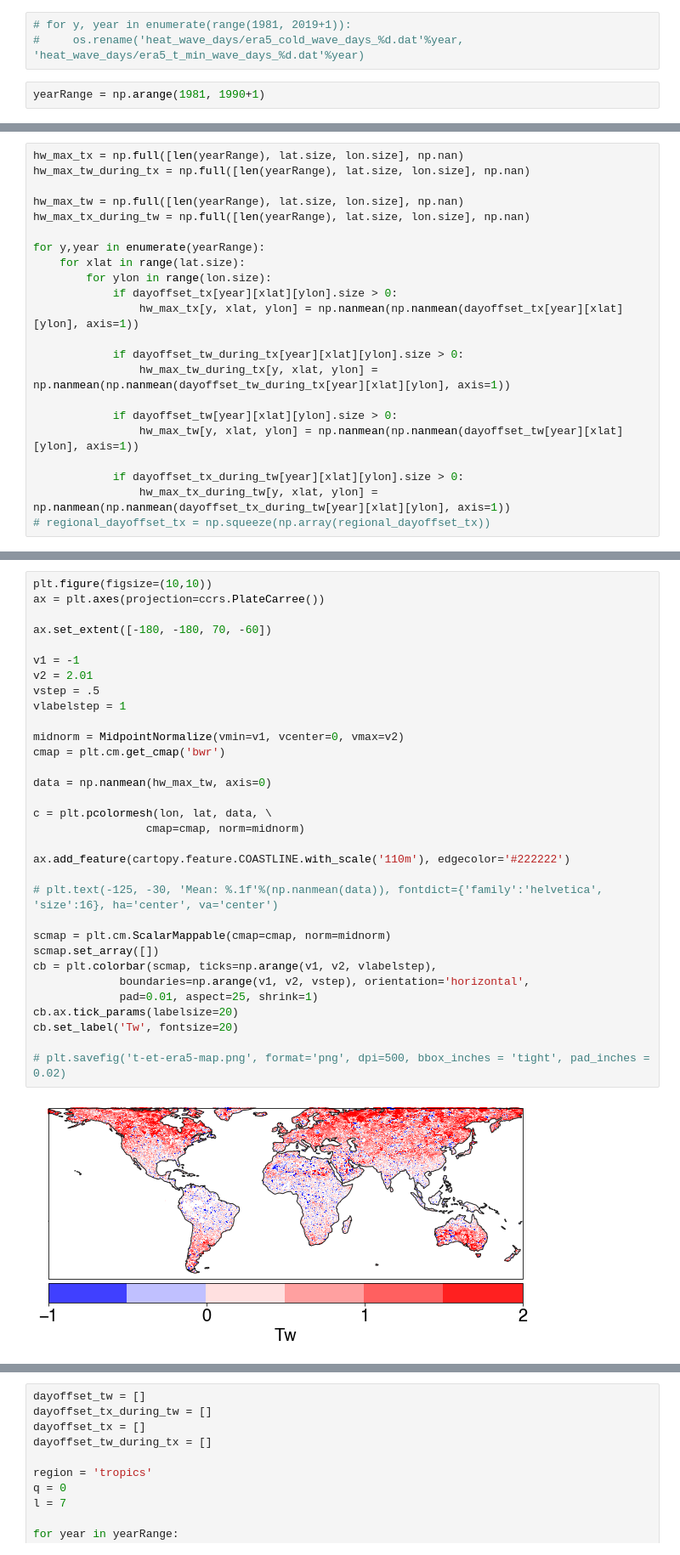
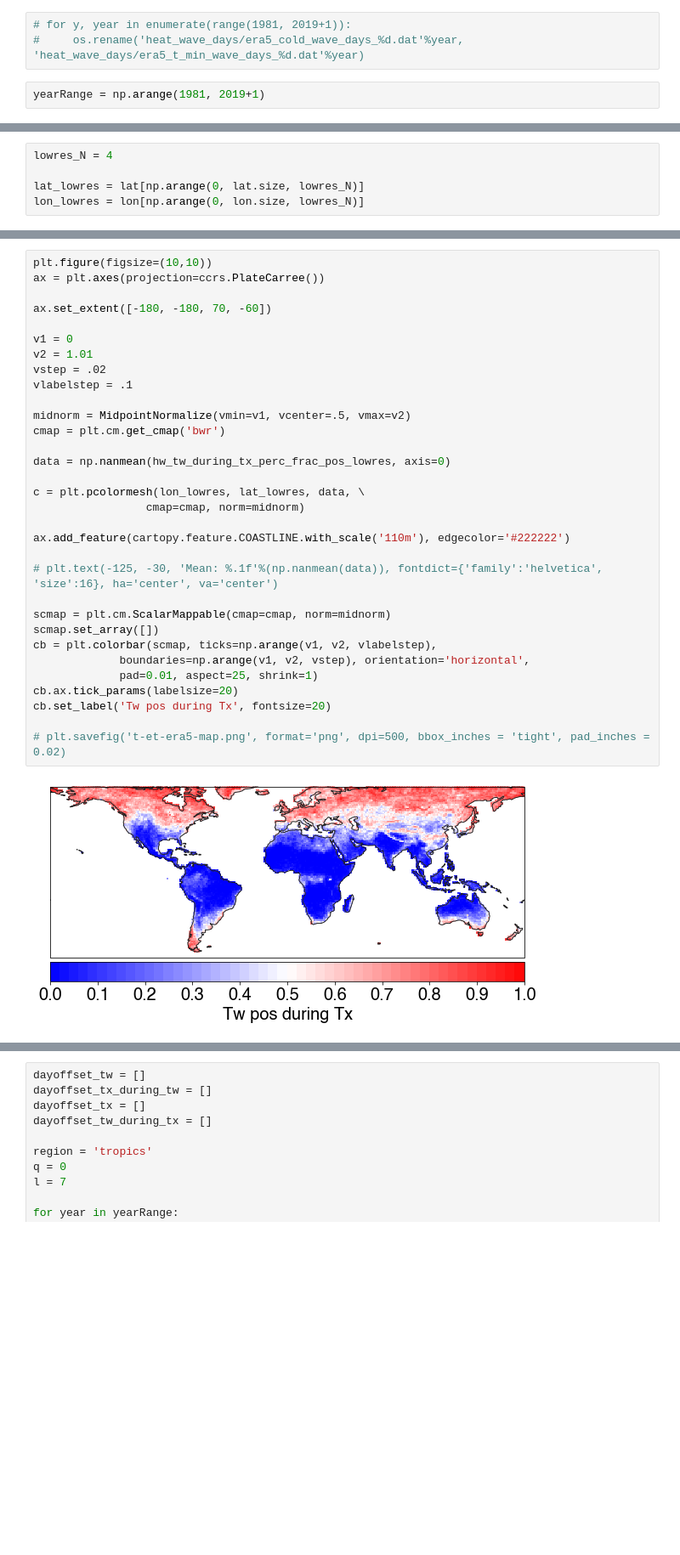
Before and after one commit to ecoffel/2021-heat, a Jupyter notebook: ex_heatwave_days.ipynb, the cells around one changed output, grey strips where cells are left out. Shown at 85% size. Cells and saved outputs as stored; diff of their text form; blank space fills up the shorter version.

```diff
--- a/ex_heatwave_days.ipynb
+++ b/ex_heatwave_days.ipynb
@@ -44,4 +52,4 @@ lon = era5_max_quantiles.longitude.values
 # for y, year in enumerate(range(1981, 2019+1)):
 #     os.rename('heat_wave_days/era5_cold_wave_days_%d.dat'%year, 'heat_wave_days/era5_t_min_wave_days_%d.dat'%year)
 # %%
-yearRange = np.arange(1981, 1990+1)
+yearRange = np.arange(1981, 2019+1)
@@ -87,22 +55,0 @@ loading 1990
-# %%
-hw_max_tx = np.full([len(yearRange), lat.size, lon.size], np.nan)
-hw_max_tw_during_tx = np.full([len(yearRange), lat.size, lon.size], np.nan)
-
-hw_max_tw = np.full([len(yearRange), lat.size, lon.size], np.nan)
-hw_max_tx_during_tw = np.full([len(yearRange), lat.size, lon.size], np.nan)
-
-for y,year in enumerate(yearRange):
-    for xlat in range(lat.size):
-        for ylon in range(lon.size):
-            if dayoffset_tx[year][xlat][ylon].size > 0:
-                hw_max_tx[y, xlat, ylon] = np.nanmean(np.nanmean(dayoffset_tx[year][xlat][ylon], axis=1))
-
-            if dayoffset_tw_during_tx[year][xlat][ylon].size > 0:
-                hw_max_tw_during_tx[y, xlat, ylon] = np.nanmean(np.nanmean(dayoffset_tw_during_tx[year][xlat][ylon], axis=1))
-
-            if dayoffset_tw[year][xlat][ylon].size > 0:
-                hw_max_tw[y, xlat, ylon] = np.nanmean(np.nanmean(dayoffset_tw[year][xlat][ylon], axis=1))
-
-            if dayoffset_tx_during_tw[year][xlat][ylon].size > 0:
-                hw_max_tx_during_tw[y, xlat, ylon] = np.nanmean(np.nanmean(dayoffset_tx_during_tw[year][xlat][ylon], axis=1))
-# regional_dayoffset_tx = np.squeeze(np.array(regional_dayoffset_tx))
@@ -108,0 +126,5 @@ for y,year in enumerate(yearRange):
+# %%
+lowres_N = 4
+
+lat_lowres = lat[np.arange(0, lat.size, lowres_N)]
+lon_lowres = lon[np.arange(0, lon.size, lowres_N)]
@@ -109,37 +229,37 @@ for y,year in enumerate(yearRange):
 # %%
 plt.figure(figsize=(10,10))
 ax = plt.axes(projection=ccrs.PlateCarree())
 
 ax.set_extent([-180, -180, 70, -60])
 
-v1 = -1
-v2 = 2.01
-vstep = .5
-vlabelstep = 1
+v1 = 0
+v2 = 1.01
+vstep = .02
+vlabelstep = .1
 
-midnorm = MidpointNormalize(vmin=v1, vcenter=0, vmax=v2)
+midnorm = MidpointNormalize(vmin=v1, vcenter=.5, vmax=v2)
 cmap = plt.cm.get_cmap('bwr')
 
-data = np.nanmean(hw_max_tw, axis=0)
+data = np.nanmean(hw_tw_during_tx_perc_frac_pos_lowres, axis=0)
 
-c = plt.pcolormesh(lon, lat, data, \
+c = plt.pcolormesh(lon_lowres, lat_lowres, data, \
                  cmap=cmap, norm=midnorm)
 
 ax.add_feature(cartopy.feature.COASTLINE.with_scale('110m'), edgecolor='#222222')
 
 # plt.text(-125, -30, 'Mean: %.1f'%(np.nanmean(data)), fontdict={'family':'helvetica', 'size':16}, ha='center', va='center')
 
 scmap = plt.cm.ScalarMappable(cmap=cmap, norm=midnorm)
 scmap.set_array([])
 cb = plt.colorbar(scmap, ticks=np.arange(v1, v2, vlabelstep),
              boundaries=np.arange(v1, v2, vstep), orientation='horizontal',
              pad=0.01, aspect=25, shrink=1)
 cb.ax.tick_params(labelsize=20)
-cb.set_label('Tw', fontsize=20)
+cb.set_label('Tw pos during Tx', fontsize=20)
 
 # plt.savefig('t-et-era5-map.png', format='png', dpi=500, bbox_inches = 'tight', pad_inches = 0.02)
 # %% [output]
-[figure, old version]
+[figure, new version]
 # %%
 plt.figure(figsize=(10,10))
 ax = plt.axes(projection=ccrs.PlateCarree())
```
Also changed, not shown: parts of 19 cells of this notebook, 4 other files.
